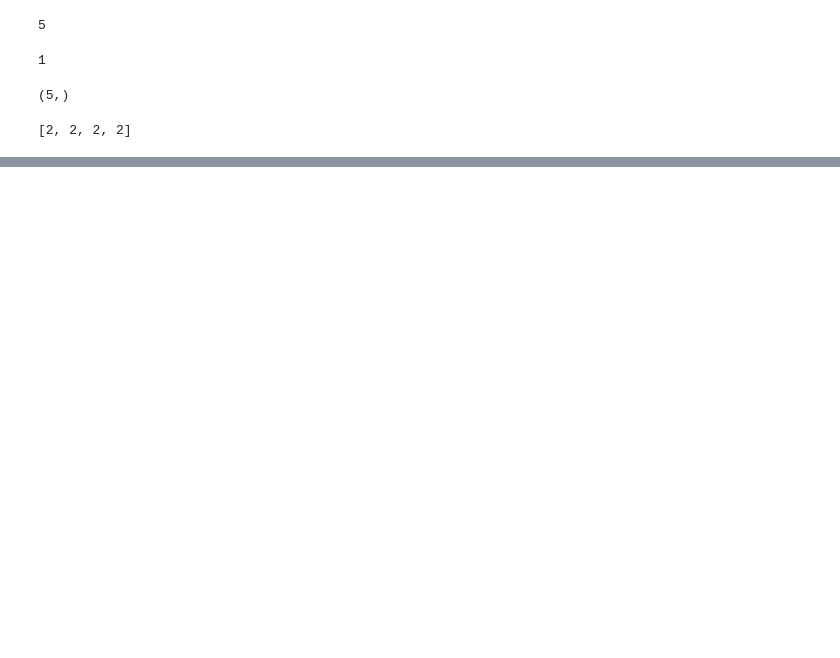
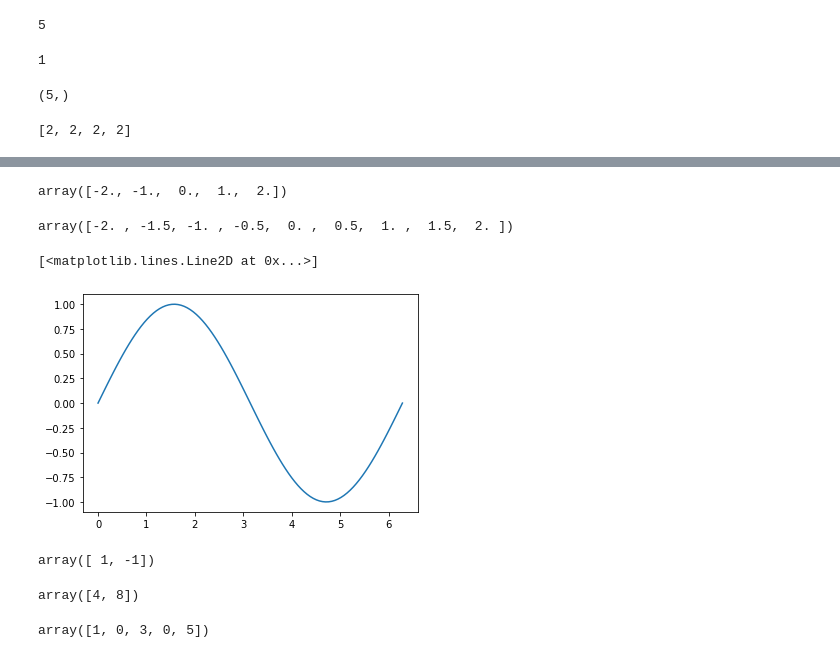
Before and after one commit to erikseyti/Python-For-DataScience-CognitiveClass.ai, a Jupyter notebook: Modulo 5 - Working with Numpy Arrays.ipynb, the cells around one changed output, grey strips where cells are left out. Cells and saved outputs as stored; diff of their text form; code cells hidden in the pictures; blank space fills up the shorter version.

```diff
--- a/Modulo 5 - Working with Numpy Arrays.ipynb
+++ b/Modulo 5 - Working with Numpy Arrays.ipynb
@@ -24,0 +394,51 @@ v
+# %%
+# Makeup a numpy array within [-2, 2] and 5 elements
+
+np.linspace(-2, 2, num=5)
+# %% [output]
+array([-2., -1.,  0.,  1.,  2.])
+# %%
+# Makeup a numpy array within [-2, 2] and 9 elements
+
+np.linspace(-2, 2, num=9)
+# %% [output]
+array([-2. , -1.5, -1. , -0.5,  0. ,  0.5,  1. ,  1.5,  2. ])
+# %%
+# Makeup a numpy array within [0, 2π] and 100 elements
+
+x = np.linspace(0, 2*np.pi, num=100)
+# %%
+# Calculate the sine of x list
+
+y = np.sin(x)
+# %%
+# Plot the result
+
+plt.plot(x, y)
+# %% [output]
+[<matplotlib.lines.Line2D at 0x...>]
+[figure, added]
+# %%
+# Write your code below and press Shift+Enter to execute
+
+u = np.array([1, 0])
+v = np.array([0, 1])
+z = u -v
+z
+# %% [output]
+array([ 1, -1])
+# %%
+# Write your code below and press Shift+Enter to execute
+
+z = np.array([2, 4])
+2* z
+# %% [output]
+array([4, 8])
+# %%
+# Write your code below and press Shift+Enter to execute
+a =np.array([1, 2, 3, 4, 5])
+b = np.array([1, 0, 1, 0, 1])
+c = a * b
+c
+# %% [output]
+array([1, 0, 3, 0, 5])
```
Also changed, not shown: parts of 61 cells of this notebook.
